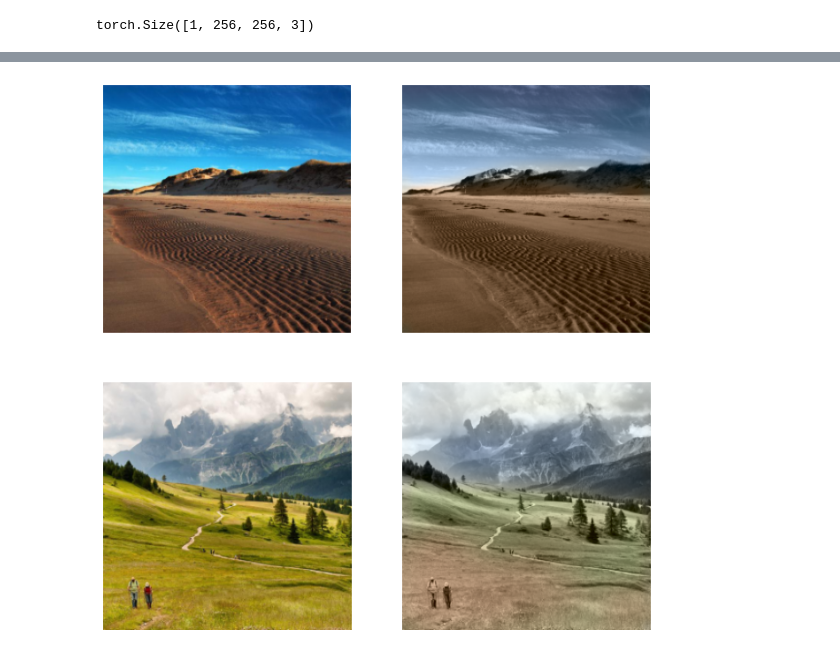
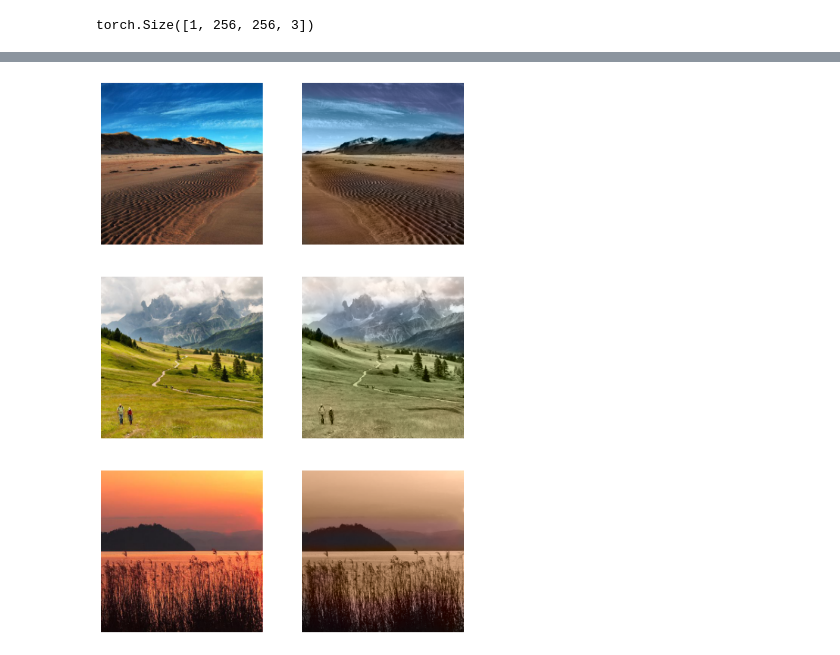
Before and after one commit to antonjolsson/image-colorization, a Jupyter notebook: image-colorization.ipynb, the cells around one changed output, grey strips where cells are left out. Cells and saved outputs as stored; diff of their text form; code cells hidden in the pictures.

```diff
--- a/image-colorization.ipynb
+++ b/image-colorization.ipynb
@@ -138,7 +138,7 @@ def show_sample(lab_arrs: list):
     '''
 
     if torch.is_tensor(lab_arrs[0]):
-        lab_arrs = [arr.detach().numpy() for arr in lab_arrs]
+        lab_arrs = [arr.cpu().detach().numpy() for arr in lab_arrs]
 
     nrows = len(lab_arrs) // 2
     fig = figure(figsize=(10, 5 * nrows), dpi=80)
@@ -162,6 +162,8 @@ val_dataloader = DataLoader(val_dataset, batch_size=batch_size, shuffle=True)
 
 small_train_dataloader = DataLoader(small_train_dataset, batch_size=batch_size, shuffle=True)
 small_val_dataloader = DataLoader(small_val_dataset, batch_size=batch_size, shuffle=True)
+
+device_name = "cuda" if torch.cuda.is_available() else "cpu"
 # %%
 warnings.filterwarnings("ignore", category=UserWarning)
 
@@ -245,10 +247,13 @@ class BaseColorizer(nn.Module):
              output (Ŷ): ndarray of shape (batch size, width, height, 3) (Lab color space)
         """
 
-      input_l_normalized = torch.tensor((input[:, :, :, 0:1] - 50) / 100, dtype=torch.float32)
+      input_l_normalized = torch.tensor((input[:, :, :, 0:1] - 50) / 100, dtype=torch.float32).to(device_name)
 
       output_ab = self.seq(input_l_normalized.permute(0, 3, 1, 2))
       output_ab_unnormalized = output_ab * 255 # 110?
       return torch.cat((input_l_normalized * 100 + 50, output_ab_unnormalized.permute(0, 2, 3, 1)), 3)
 
 base_model = BaseColorizer()
+# %%
+state_dict = torch.load('./base_model.ckpt')
+base_model.load_state_dict(state_dict['model_state_dict'])
@@ -376,16 +379,17 @@ Epoch 50/50: Train loss: 75.283, Train acc.: 0.968, Val. loss: 223.661, Val. acc
 # %%
-indices = [12, 11]
+indices = [12, 11, 18]
 dataset = small_train_dataset
 base_model.eval()
+base_model.to(device_name)
 with torch.no_grad():
     imgs_lab = []
     for i in indices:
         imgs_lab.append(torch.tensor(dataset[i]))
         imgs_lab.append(base_model.forward(np.array([dataset[i]]))[0])
     show_sample(imgs_lab)
     imgs_lab[1][:, :, 1:].unique()
 # %% [output]
-[figure, old version]
+[figure, new version]
 # %%
 torch.save(
     {
```
Also changed, not shown: parts of 5 cells of this notebook, 1 other file.
